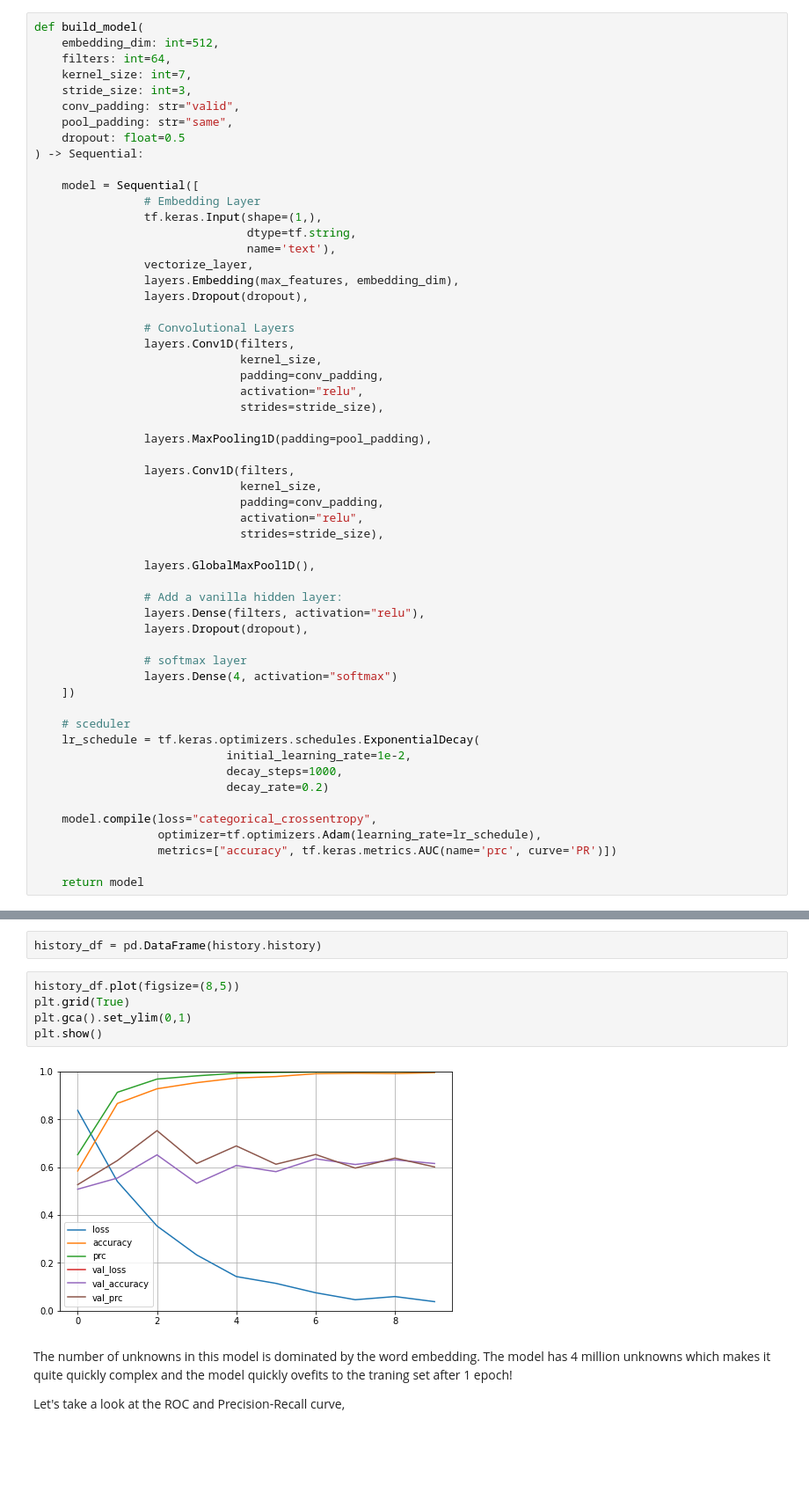
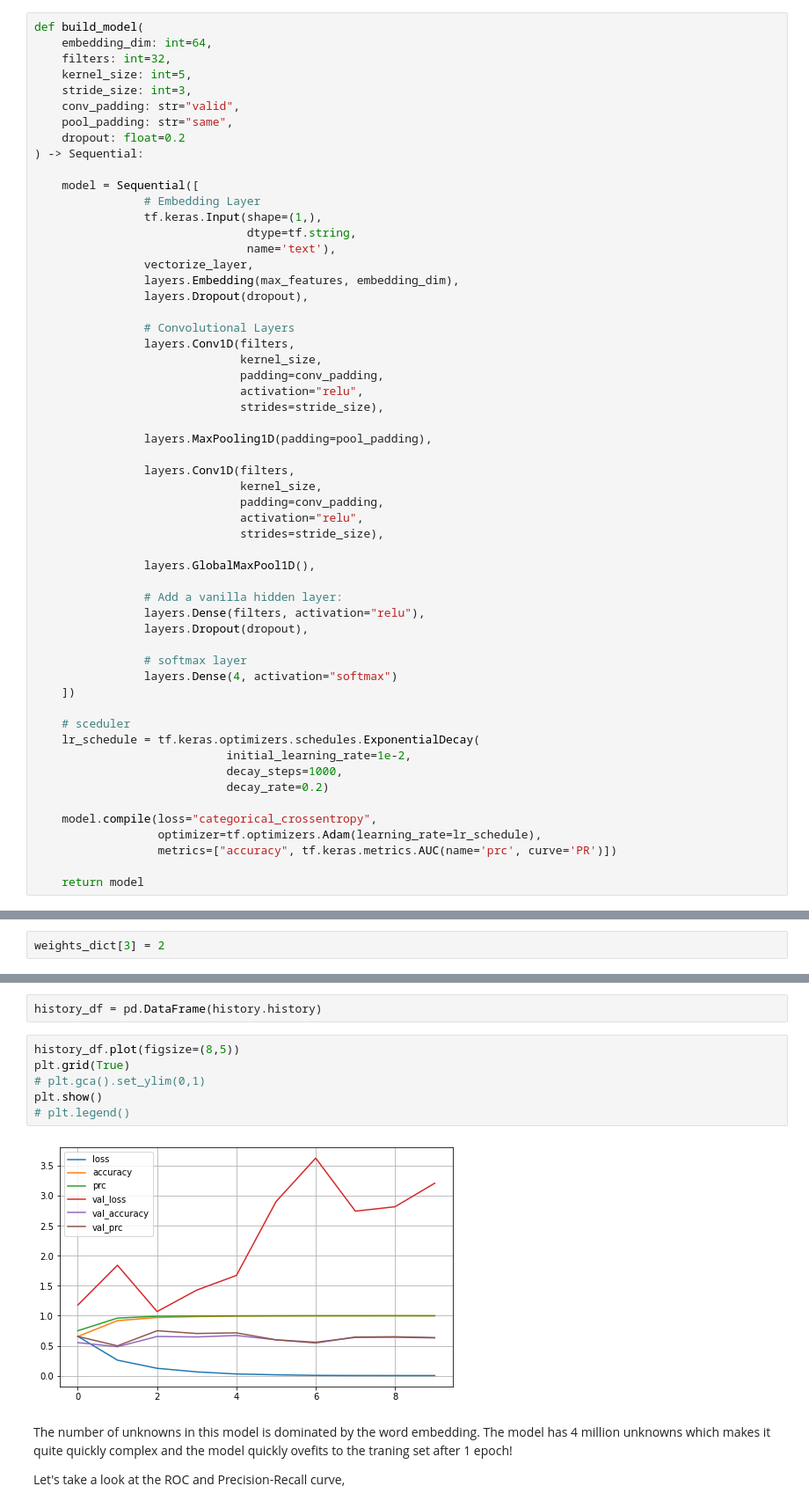
Before and after one commit to mdh266/TextClassificationApp, a Jupyter notebook: notebooks/NLP-Part4.ipynb, the cells around one changed output, grey strips where cells are left out. Shown: that part at 88% size. Drawn from its saved outputs; the diff is of its cells as text; blank space fills up the shorter version.

Commit message:
adding more writing and images

```diff
--- a/notebooks/NLP-Part4.ipynb
+++ b/notebooks/NLP-Part4.ipynb
@@ -293,13 +326,13 @@ tf.config.list_physical_devices('GPU')
 [PhysicalDevice(name='/physical_device:GPU:0', device_type='GPU')]
 # %%
 def build_model(
-    embedding_dim: int=512,
-    filters: int=64,
-    kernel_size: int=7,
+    embedding_dim: int=64,
+    filters: int=32,
+    kernel_size: int=5,
     stride_size: int=3,
     conv_padding: str="valid",
     pool_padding: str="same",
-    dropout: float=0.5
+    dropout: float=0.2
 ) -> Sequential:
 
     model = Sequential([
@@ -373,3 +408,5 @@ _________________________________________________________________
+# %%
+weights_dict[3] = 2
 # %%
 # Fit the model using the train and test datasets.
 history = model.fit(train_df["text"],
@@ -389,10 +426,11 @@ history_df = pd.DataFrame(history.history)
 # %%
 history_df.plot(figsize=(8,5))
 plt.grid(True)
-plt.gca().set_ylim(0,1)
+# plt.gca().set_ylim(0,1)
 plt.show()
+# plt.legend()
 # %% [output]
-[figure, old version]
+[figure, new version]
 # %% [markdown]
 The number of unknowns in this model is dominated by the word embedding. The model has 4 million unknowns which makes it quite quickly complex and the model quickly ovefits to the traning set after 1 epoch!
 
```
Also changed, not shown: parts of 18 cells of this notebook, 4 other files.
